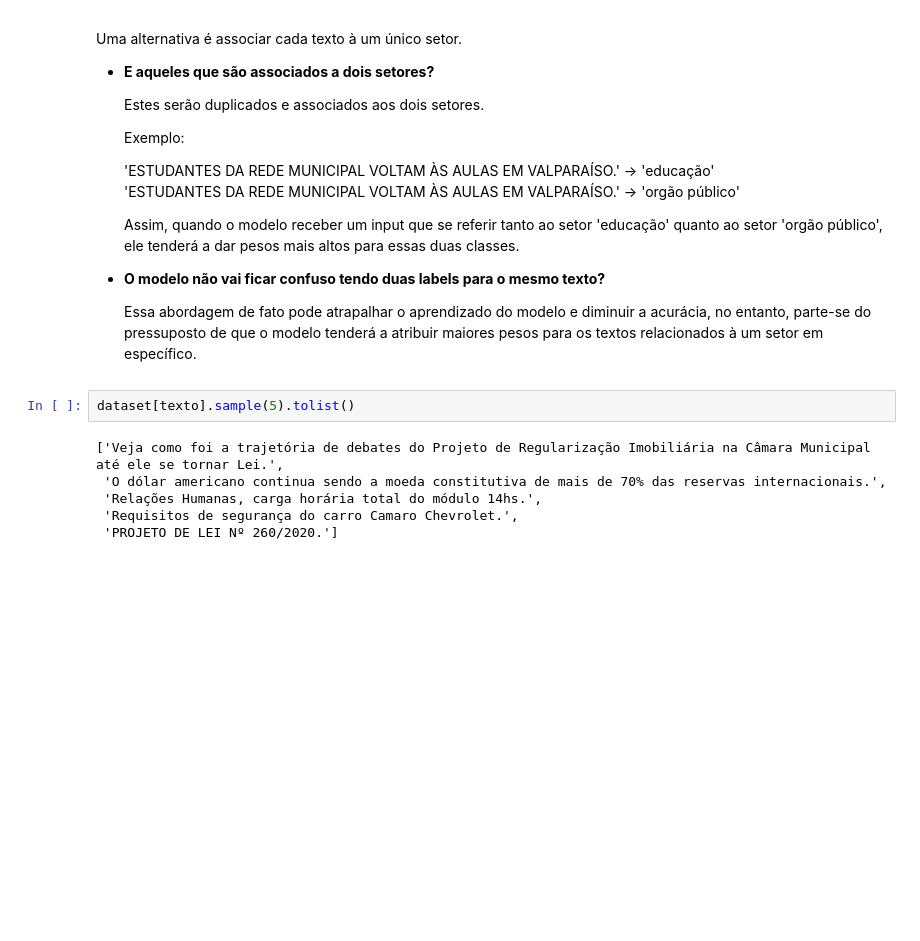
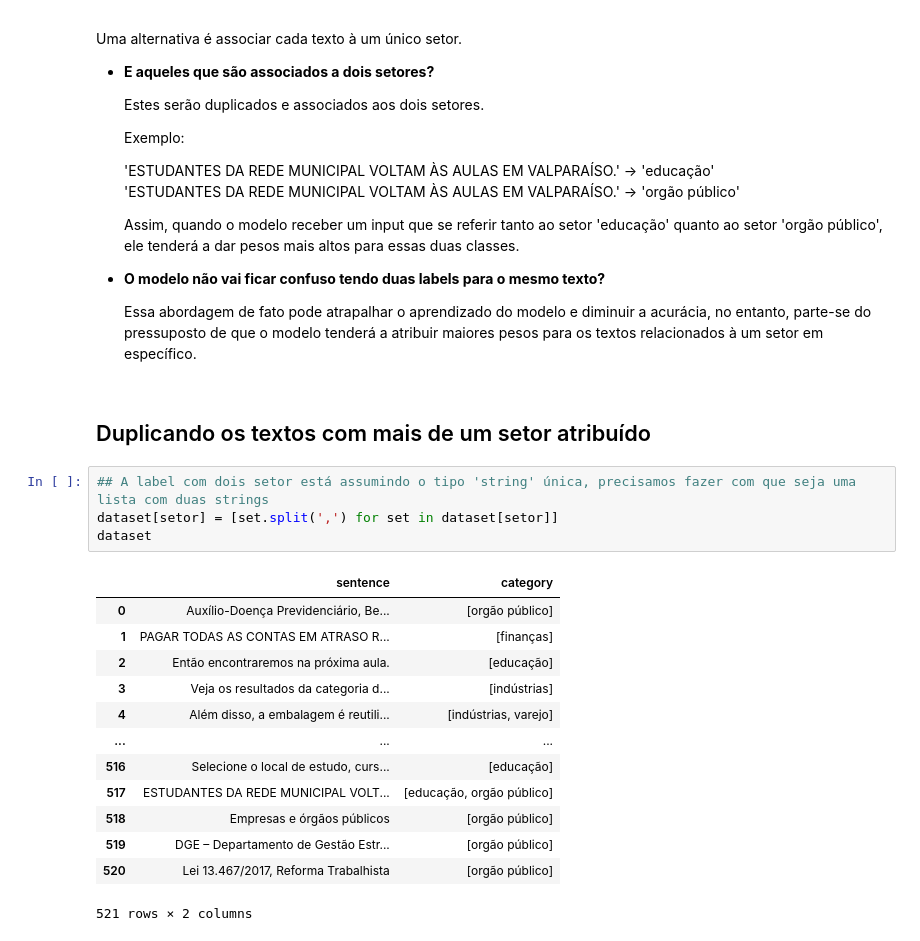
Before and after one commit to MatheussAlvess/NLP_Sectors, a Jupyter notebook: analysis.ipynb, the cells around one changed output. Saved outputs shown, nothing was run; the diff lists cells and outputs as text; blank space fills up the shorter version.

```diff
--- a/analysis.ipynb
+++ b/analysis.ipynb
@@ -76,11 +84,23 @@ Uma alternativa é associar cada texto à um único setor.
 - **O modelo não vai ficar confuso tendo duas labels para o mesmo texto?**
 
     Essa abordagem de fato pode atrapalhar o aprendizado do modelo e diminuir a acurácia, no entanto, parte-se do pressuposto de que o modelo tenderá a atribuir maiores pesos para os textos relacionados à um setor em específico.
-# %%
-dataset[texto].sample(5).tolist()
-# %% [output]
-['Veja como foi a trajetória de debates do Projeto de Regularização Imobiliária na Câmara Municipal até ele se tornar Lei.',
- 'O dólar americano continua sendo a moeda constitutiva de mais de 70% das reservas internacionais.',
- 'Relações Humanas, carga horária total do módulo 14hs.',
- 'Requisitos de segurança do carro Camaro Chevrolet.',
- 'PROJETO DE LEI Nº 260/2020.']
+# %% [markdown]
+## Duplicando os textos com mais de um setor atribuído
+# %%
+## A label com dois setor está assumindo o tipo 'string' única, precisamos fazer com que seja uma lista com duas strings
+dataset[setor] = [set.split(',') for set in dataset[setor]]
+dataset
+# %% [output]
+|  | sentence | category |
+| 0 | Auxílio-Doença Previdenciário, Be... | [orgão público] |
+| 1 | PAGAR TODAS AS CONTAS EM ATRASO R... | [finanças] |
+| 2 | Então encontraremos na próxima aula. | [educação] |
+| 3 | Veja os resultados da categoria d... | [indústrias] |
+| 4 | Além disso, a embalagem é reutili... | [indústrias, varejo] |
+| ... | ... | ... |
+| 516 | Selecione o local de estudo, curs... | [educação] |
+| 517 | ESTUDANTES DA REDE MUNICIPAL VOLT... | [educação, orgão público] |
+| 518 | Empresas e órgãos públicos | [orgão público] |
+| 519 | DGE – Departamento de Gestão Estr... | [orgão público] |
+| 520 | Lei 13.467/2017, Reforma Trabalhista | [orgão público] |
+521 rows × 2 columns
```
Also changed, not shown: parts of 6 cells of this notebook.
